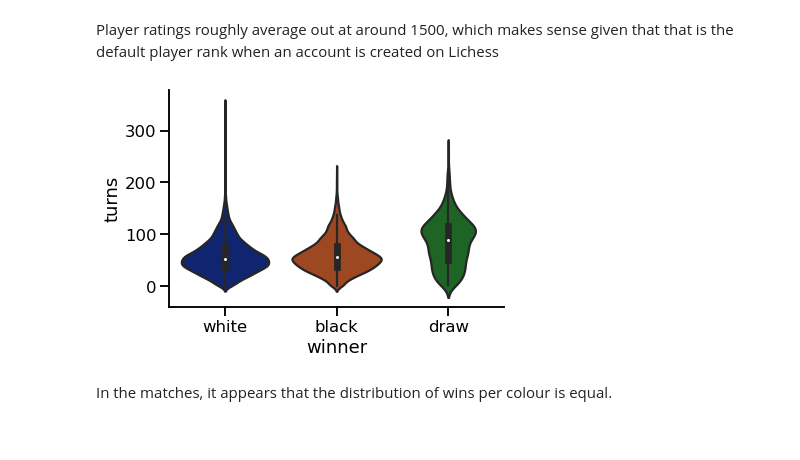
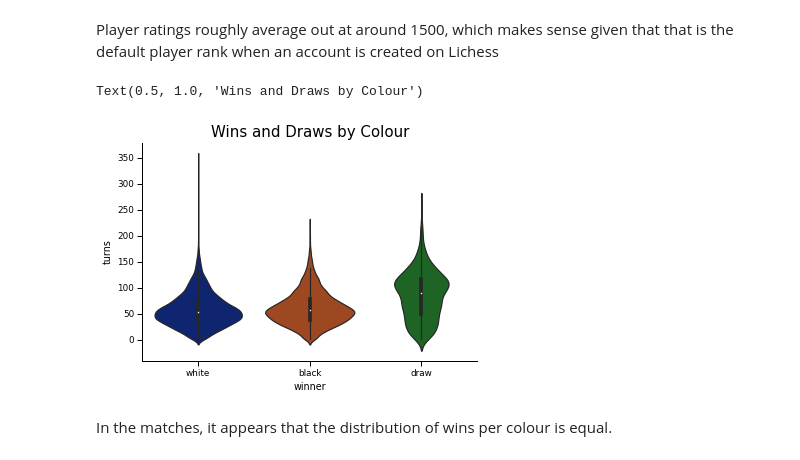
Before and after one commit to data301-2020-winter1/course-project-group_6025, a Jupyter notebook: analysis/Robiian1989/Milestone 2.ipynb, the cells around one changed output. Cells and saved outputs as stored; diff of their text form; code cells hidden in the pictures.

```diff
--- a/analysis/Robiian1989/Milestone 2.ipynb
+++ b/analysis/Robiian1989/Milestone 2.ipynb
@@ -58,10 +58,12 @@ Player ratings roughly average out at around 1500, which makes sense given that
 # %%
 #who were the winners
 
 sns.violinplot(data=df1,x='winner',y='turns',palette='dark')
 sns.despine()
+plt.title('Wins and Draws by Colour',size=15)
 # %% [output]
+Text(0.5, 1.0, 'Wins and Draws by Colour')
-[figure, old version]
+[figure, new version]
 # %% [markdown]
 In the matches, it appears that the distribution of wins per colour is equal.
 # %%
```
Also changed, not shown: parts of 6 cells of this notebook, 3 other files.
